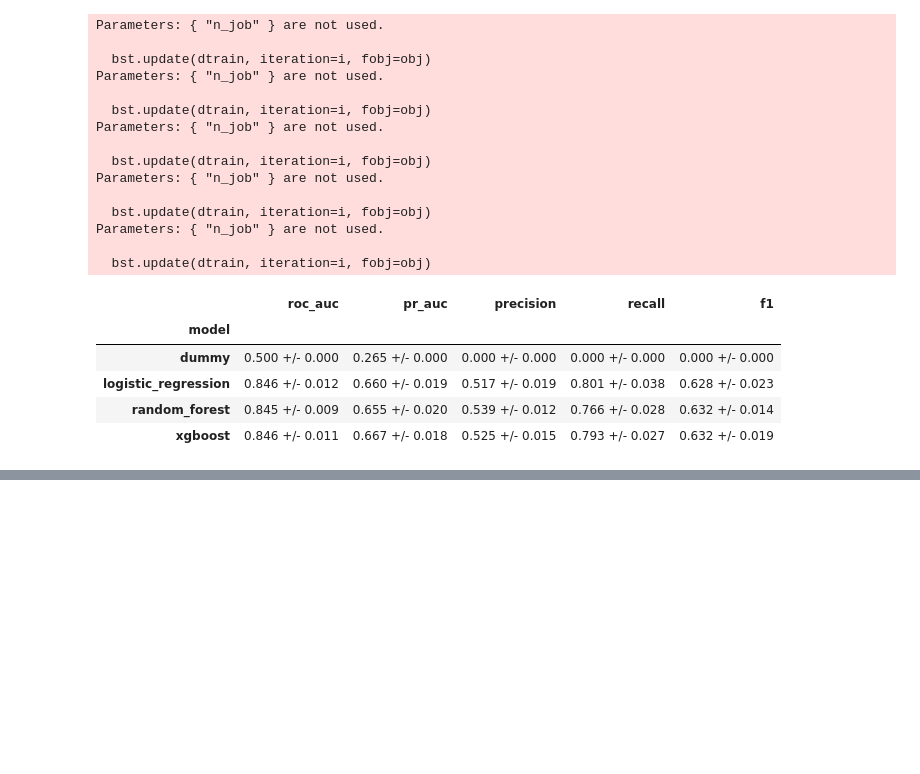
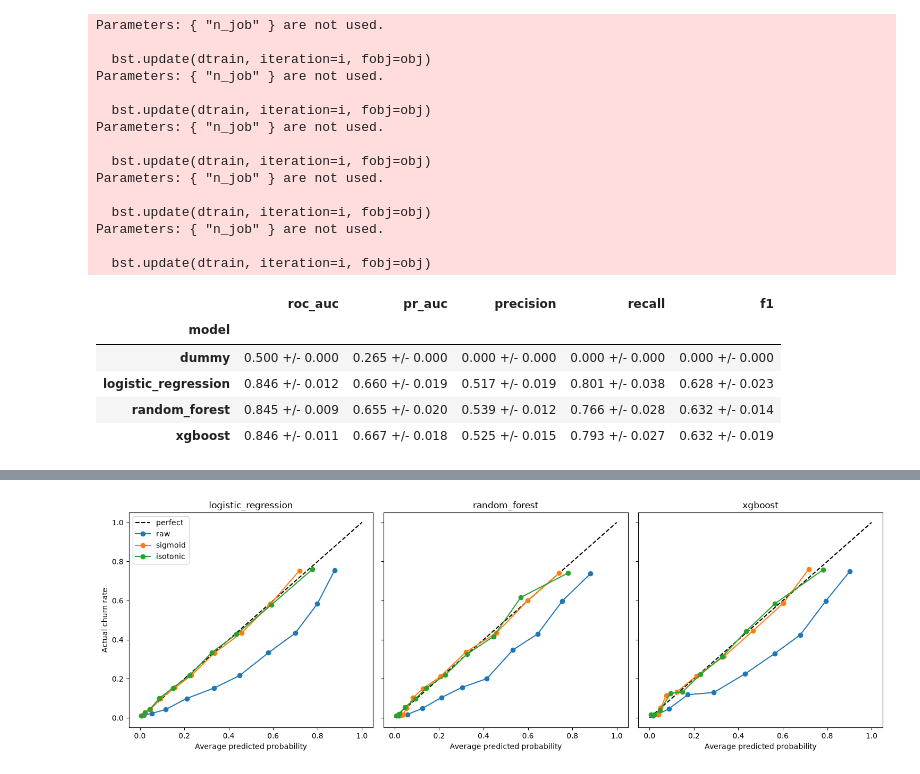
Before and after one commit to gauriverse/ChurnLens, a Jupyter notebook: notebooks/05_model_training.ipynb, the cells around one changed output, grey strips where cells are left out. Cells and saved outputs as stored; diff of their text form; code cells hidden in the pictures; blank space fills up the shorter version.

```diff
--- a/notebooks/05_model_training.ipynb
+++ b/notebooks/05_model_training.ipynb
@@ -61,0 +183,18 @@ Parameters: { "n_job" } are not used.
+# %%
+from sklearn.metrics import brier_score_loss, log_loss, roc_auc_score
+
+rows = []
+for name in model_names:
+    candidates = {"raw": oof[name],
+                  "sigmoid": cal_oof[(name, "sigmoid")],
+                  "isotonic": cal_oof[(name, "isotonic")]}
+    for version, p in candidates.items():
+        rows.append({
+            "model": name,
+            "version": version,
+            "roc_auc": round(roc_auc_score(y_train, p), 3),
+            "brier": round(brier_score_loss(y_train, p), 3),
+            "log_loss": round(log_loss(y_train, p), 3),
+            "mean_predicted": round(p.mean(), 3),
+        })
+pd.DataFrame(rows).set_index(["model", "version"])
@@ -61,0 +213,17 @@ Parameters: { "n_job" } are not used.
+# %%
+fig, axes = plt.subplots(1, 3, figsize=(15, 5), sharey=True)
+for ax, name in zip(axes, model_names):
+    ax.plot([0, 1], [0, 1], "k--", label="perfect")
+    for label, p in [("raw", oof[name]),
+                     ("sigmoid", cal_oof[(name, "sigmoid")]),
+                     ("isotonic", cal_oof[(name, "isotonic")])]:
+        frac_actual, mean_pred = calibration_curve(y_train, p, n_bins=10, strategy="quantile")
+        ax.plot(mean_pred, frac_actual, marker="o", label=label)
+    ax.set_title(name)
+    ax.set_xlabel("Average predicted probability")
+axes[0].set_ylabel("Actual churn rate")
+axes[0].legend()
+plt.tight_layout()
+plt.show()
+# %% [output]
+[figure, added]
```
Also changed, not shown: parts of 5 cells of this notebook.
